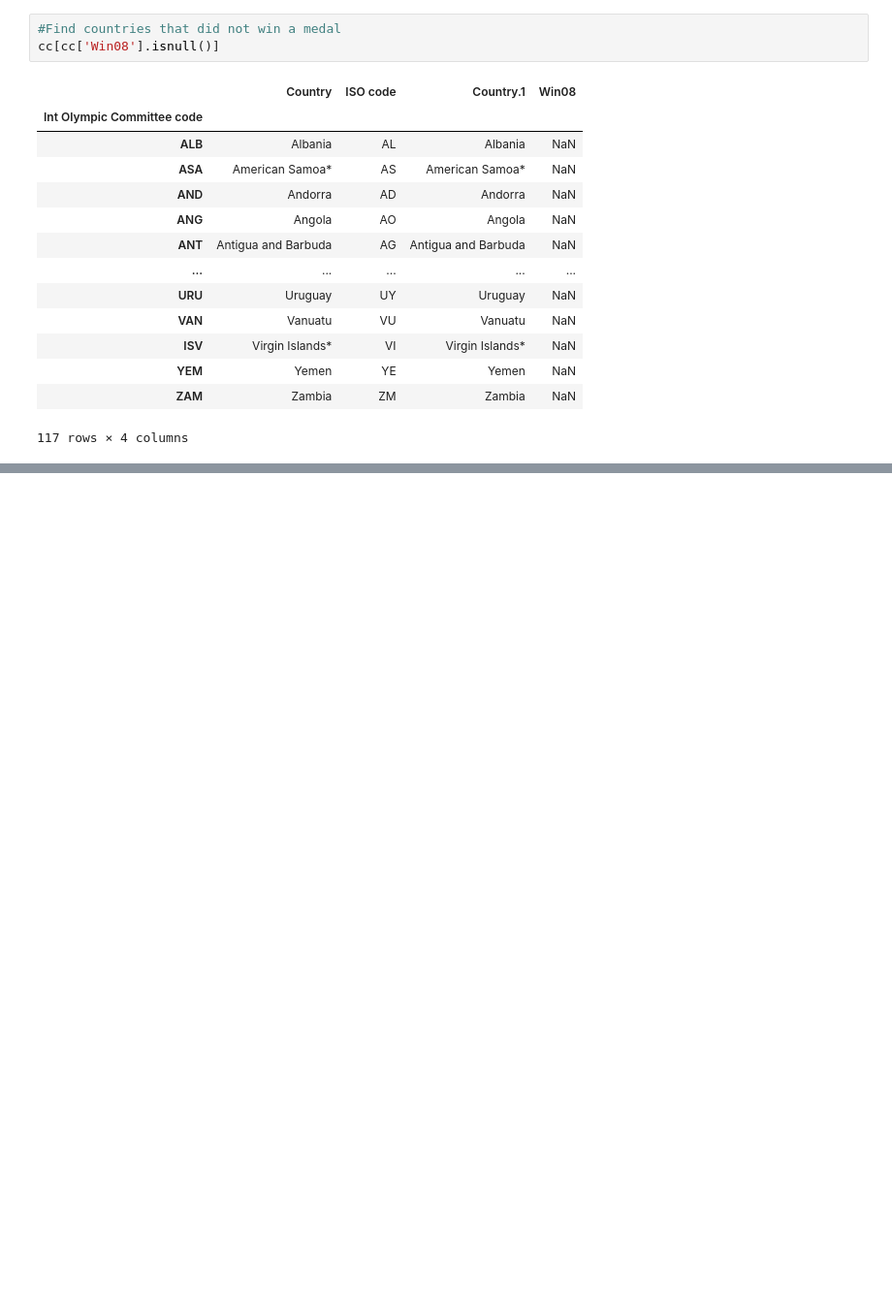
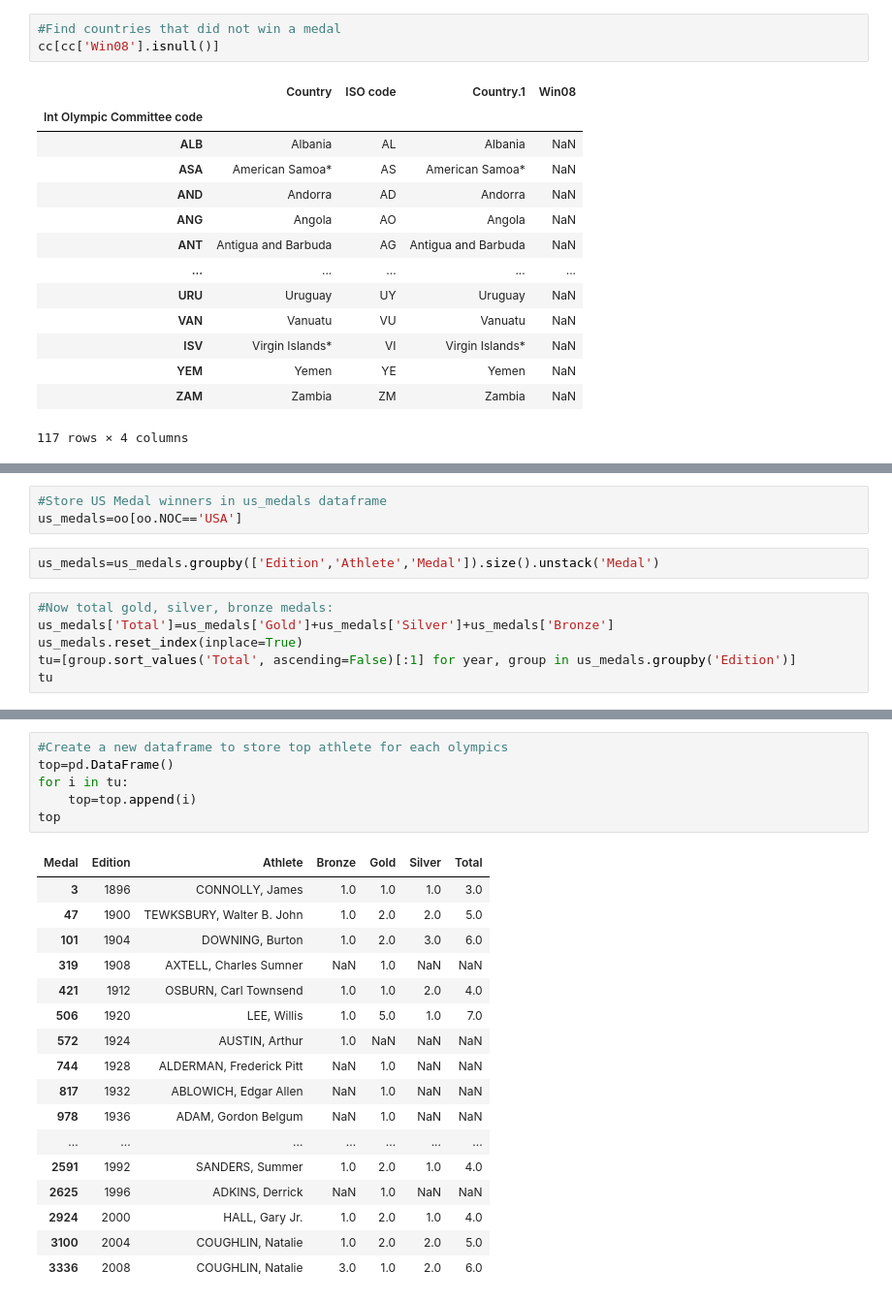
Before and after one commit to coding-cat23/fresh-daisies, a Jupyter notebook: pandas Essentials course.ipynb, the cells around one changed output, grey strips where cells are left out. Shown at 97% size. Saved outputs shown, nothing was run; the diff lists cells and outputs as text; blank space fills up the shorter version.

```diff
--- a/pandas Essentials course.ipynb
+++ b/pandas Essentials course.ipynb
@@ -168,0 +277,11 @@ cc[cc['Win08'].isnull()]
+# %%
+#Store US Medal winners in us_medals dataframe
+us_medals=oo[oo.NOC=='USA']
+# %%
+us_medals=us_medals.groupby(['Edition','Athlete','Medal']).size().unstack('Medal')
+# %%
+#Now total gold, silver, bronze medals:
+us_medals['Total']=us_medals['Gold']+us_medals['Silver']+us_medals['Bronze']
+us_medals.reset_index(inplace=True)
+tu=[group.sort_values('Total', ascending=False)[:1] for year, group in us_medals.groupby('Edition')]
+tu
@@ -168,0 +306,24 @@ cc[cc['Win08'].isnull()]
+# %%
+#Create a new dataframe to store top athlete for each olympics
+top=pd.DataFrame()
+for i in tu:
+    top=top.append(i)
+top
+# %% [output]
+| Medal | Edition | Athlete | Bronze | Gold | Silver | Total |
+| 3 | 1896 | CONNOLLY, James | 1.0 | 1.0 | 1.0 | 3.0 |
+| 47 | 1900 | TEWKSBURY, Walter B. John | 1.0 | 2.0 | 2.0 | 5.0 |
+| 101 | 1904 | DOWNING, Burton | 1.0 | 2.0 | 3.0 | 6.0 |
+| 319 | 1908 | AXTELL, Charles Sumner | NaN | 1.0 | NaN | NaN |
+| 421 | 1912 | OSBURN, Carl Townsend | 1.0 | 1.0 | 2.0 | 4.0 |
+| 506 | 1920 | LEE, Willis | 1.0 | 5.0 | 1.0 | 7.0 |
+| 572 | 1924 | AUSTIN, Arthur | 1.0 | NaN | NaN | NaN |
+| 744 | 1928 | ALDERMAN, Frederick Pitt | NaN | 1.0 | NaN | NaN |
+| 817 | 1932 | ABLOWICH, Edgar Allen | NaN | 1.0 | NaN | NaN |
+| 978 | 1936 | ADAM, Gordon Belgum | NaN | 1.0 | NaN | NaN |
+| ... | ... | ... | ... | ... | ... | ... |
+| 2591 | 1992 | SANDERS, Summer | 1.0 | 2.0 | 1.0 | 4.0 |
+| 2625 | 1996 | ADKINS, Derrick | NaN | 1.0 | NaN | NaN |
+| 2924 | 2000 | HALL, Gary Jr. | 1.0 | 2.0 | 1.0 | 4.0 |
+| 3100 | 2004 | COUGHLIN, Natalie | 1.0 | 2.0 | 2.0 | 5.0 |
+| 3336 | 2008 | COUGHLIN, Natalie | 3.0 | 1.0 | 2.0 | 6.0 |
```
Also changed, not shown: parts of 14 cells of this notebook.
